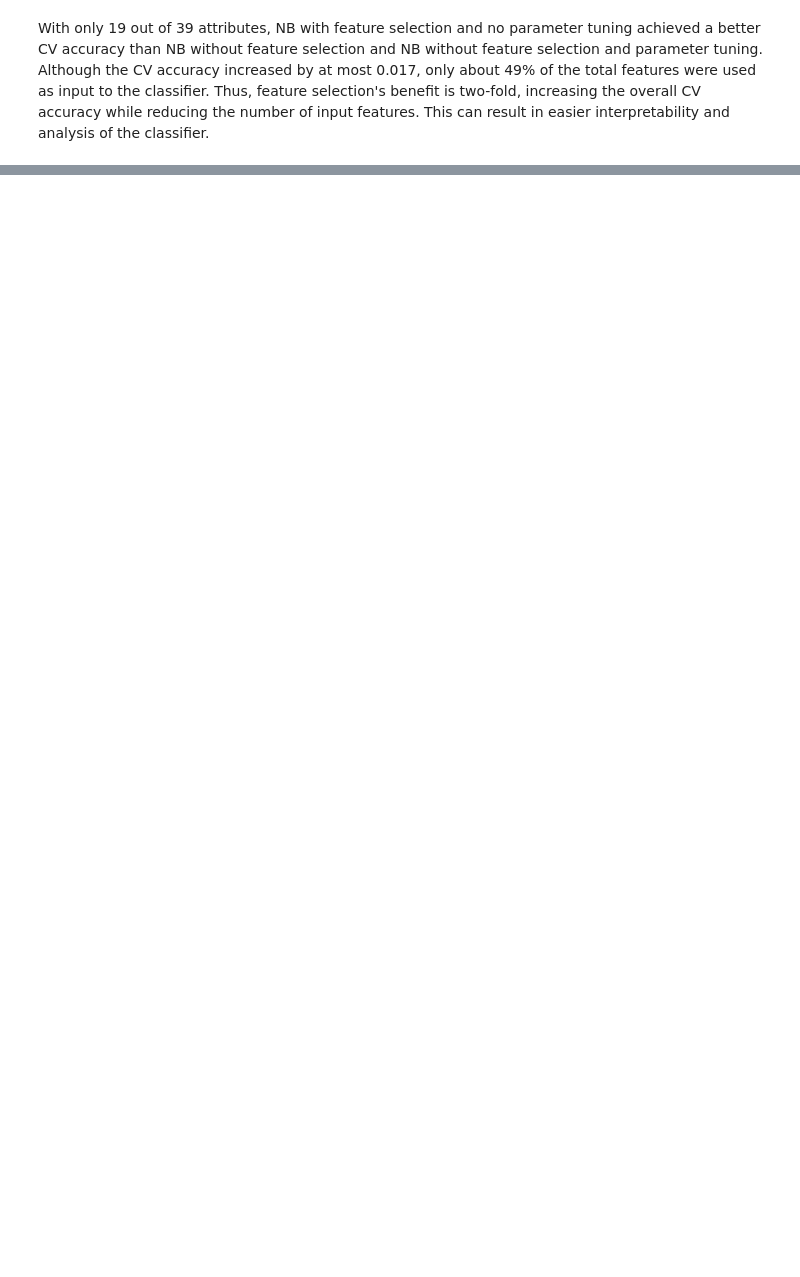
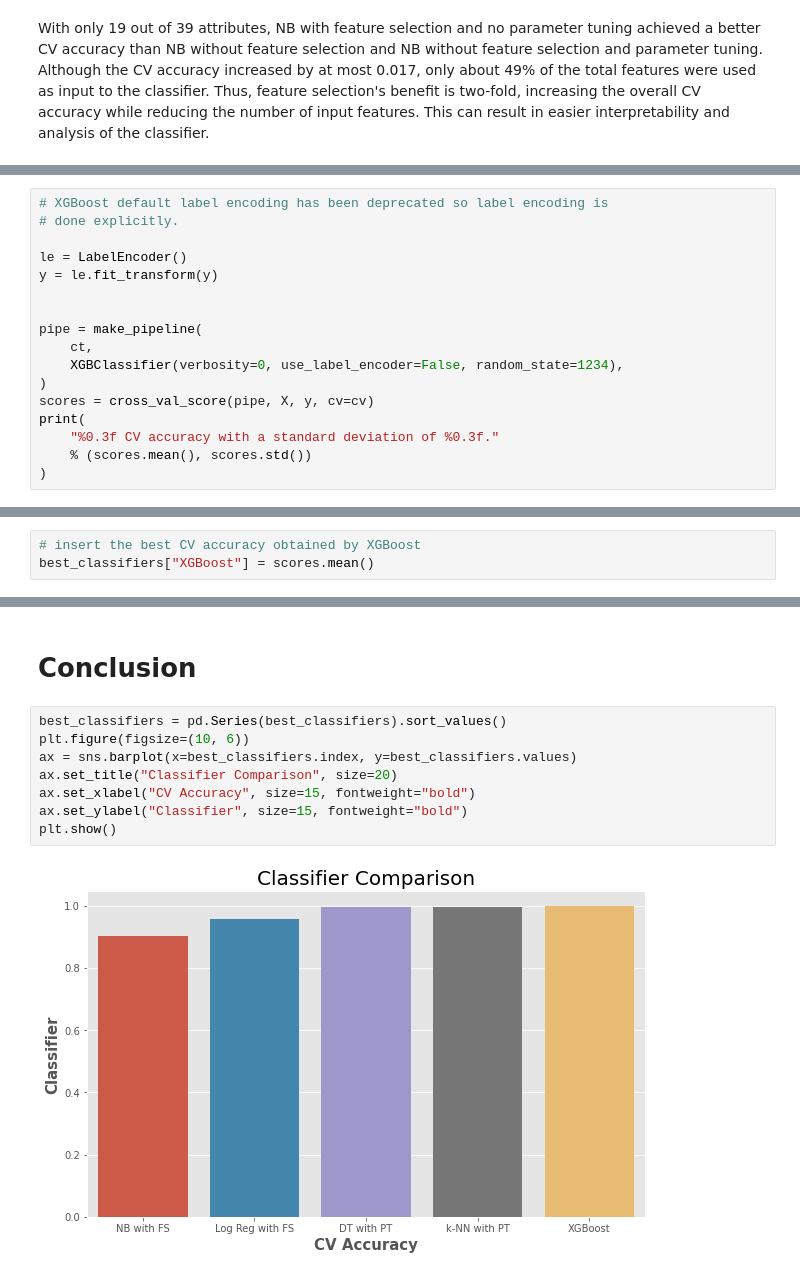
Before and after one commit to nzabdelke/Network-Traffic-Classification, a Jupyter notebook: network_traffic_classification.ipynb, the cells around one changed output, grey strips where cells are left out. Saved outputs shown, nothing was run; the diff lists cells and outputs as text; blank space fills up the shorter version.

Commit message:
add XGBoost classifier and conclusion

```diff
--- a/network_traffic_classification.ipynb
+++ b/network_traffic_classification.ipynb
@@ -660,0 +657,17 @@ best_classifiers["Log Reg with FS"] = scores.mean()
+# %%
+# XGBoost default label encoding has been deprecated so label encoding is
+# done explicitly.
+
+le = LabelEncoder()
+y = le.fit_transform(y)
+
+
+pipe = make_pipeline(
+    ct,
+    XGBClassifier(verbosity=0, use_label_encoder=False, random_state=1234),
+)
+scores = cross_val_score(pipe, X, y, cv=cv)
+print(
+    "%0.3f CV accuracy with a standard deviation of %0.3f."
+    % (scores.mean(), scores.std())
+)
@@ -660,0 +679,3 @@ best_classifiers["Log Reg with FS"] = scores.mean()
+# %%
+# insert the best CV accuracy obtained by XGBoost
+best_classifiers["XGBoost"] = scores.mean()
@@ -660,0 +684,12 @@ best_classifiers["Log Reg with FS"] = scores.mean()
+# %% [markdown]
+# Conclusion
+# %%
+best_classifiers = pd.Series(best_classifiers).sort_values()
+plt.figure(figsize=(10, 6))
+ax = sns.barplot(x=best_classifiers.index, y=best_classifiers.values)
+ax.set_title("Classifier Comparison", size=20)
+ax.set_xlabel("CV Accuracy", size=15, fontweight="bold")
+ax.set_ylabel("Classifier", size=15, fontweight="bold")
+plt.show()
+# %% [output]
+[figure, added]
```
Also changed, not shown: parts of 85 cells of this notebook.
